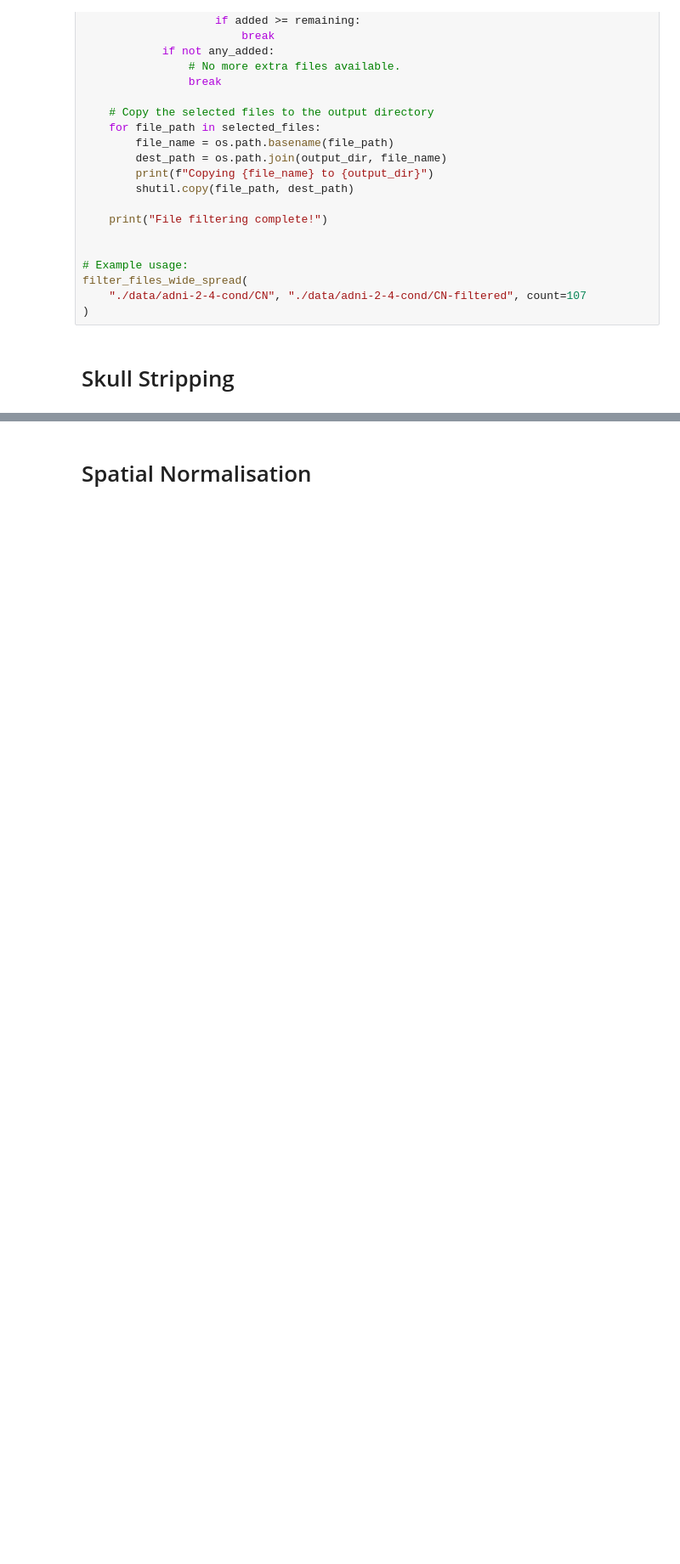
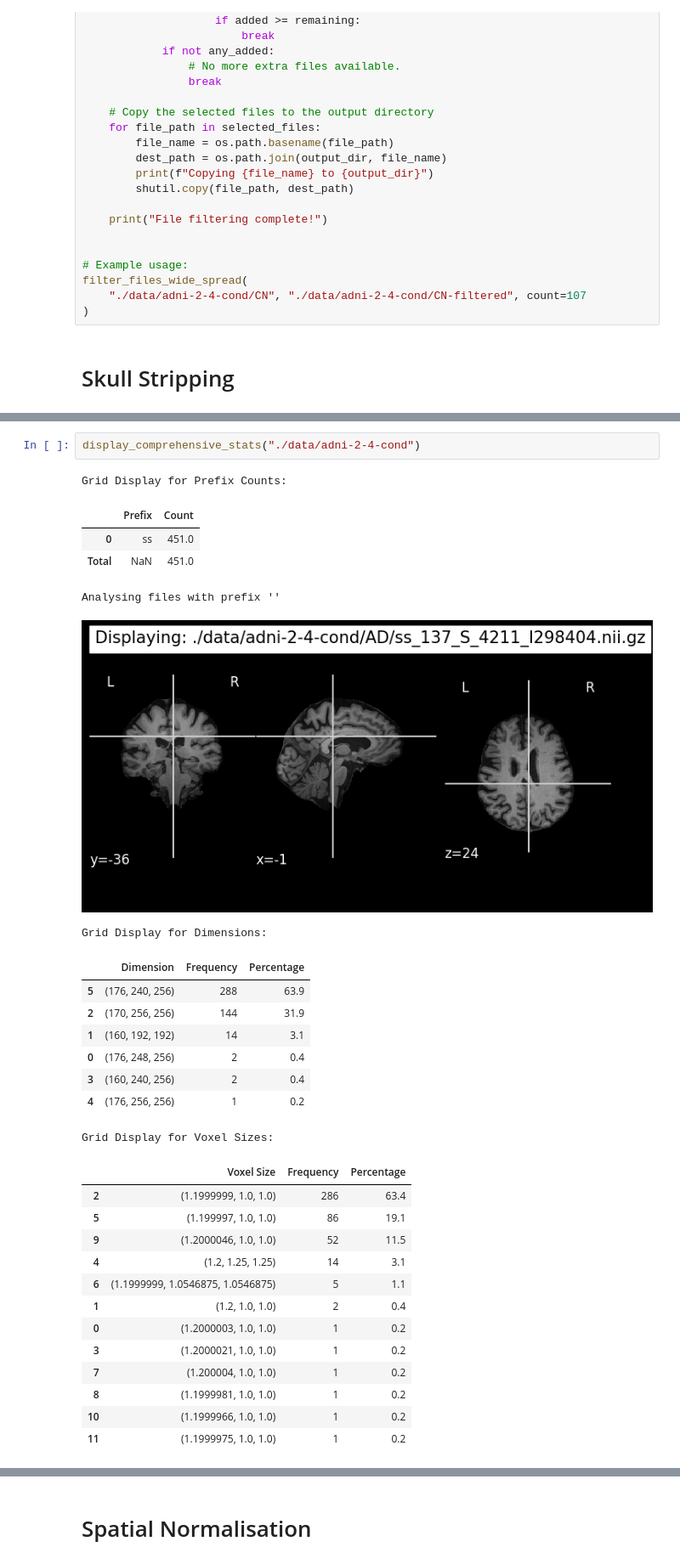
Before and after one commit to Rhys-Alexander/FYP, a Jupyter notebook: code/preprocess.ipynb, the cells around one changed output, grey strips where cells are left out. Shown at 85% size. Drawn from its saved outputs; the diff is of its cells as text; blank space fills up the shorter version.

Commit message:
acc process new data

```diff
--- a/code/preprocess.ipynb
+++ b/code/preprocess.ipynb
@@ -646,0 +462,31 @@ def batch_preprocess_mri_dataset(input_dir, output_dir, target_shape, padding=3)
+# %%
+display_comprehensive_stats("./data/adni-2-4-cond")
+# %% [output]
+Grid Display for Prefix Counts:
+|  | Prefix | Count |
+| 0 | ss | 451.0 |
+| Total | NaN | 451.0 |
+Analysing files with prefix ''
+[figure, added]
+Grid Display for Dimensions:
+|  | Dimension | Frequency | Percentage |
+| 5 | (176, 240, 256) | 288 | 63.9 |
+| 2 | (170, 256, 256) | 144 | 31.9 |
+| 1 | (160, 192, 192) | 14 | 3.1 |
+| 0 | (176, 248, 256) | 2 | 0.4 |
+| 3 | (160, 240, 256) | 2 | 0.4 |
+| 4 | (176, 256, 256) | 1 | 0.2 |
+Grid Display for Voxel Sizes:
+|  | Voxel Size | Frequency | Percentage |
+| 2 | (1.1999999, 1.0, 1.0) | 286 | 63.4 |
+| 5 | (1.199997, 1.0, 1.0) | 86 | 19.1 |
+| 9 | (1.2000046, 1.0, 1.0) | 52 | 11.5 |
+| 4 | (1.2, 1.25, 1.25) | 14 | 3.1 |
+| 6 | (1.1999999, 1.0546875, 1.0546875) | 5 | 1.1 |
+| 1 | (1.2, 1.0, 1.0) | 2 | 0.4 |
+| 0 | (1.2000003, 1.0, 1.0) | 1 | 0.2 |
+| 3 | (1.2000021, 1.0, 1.0) | 1 | 0.2 |
+| 7 | (1.200004, 1.0, 1.0) | 1 | 0.2 |
+| 8 | (1.1999981, 1.0, 1.0) | 1 | 0.2 |
+| 10 | (1.1999966, 1.0, 1.0) | 1 | 0.2 |
+| 11 | (1.1999975, 1.0, 1.0) | 1 | 0.2 |
```
Also changed, not shown: parts of 39 cells of this notebook.
